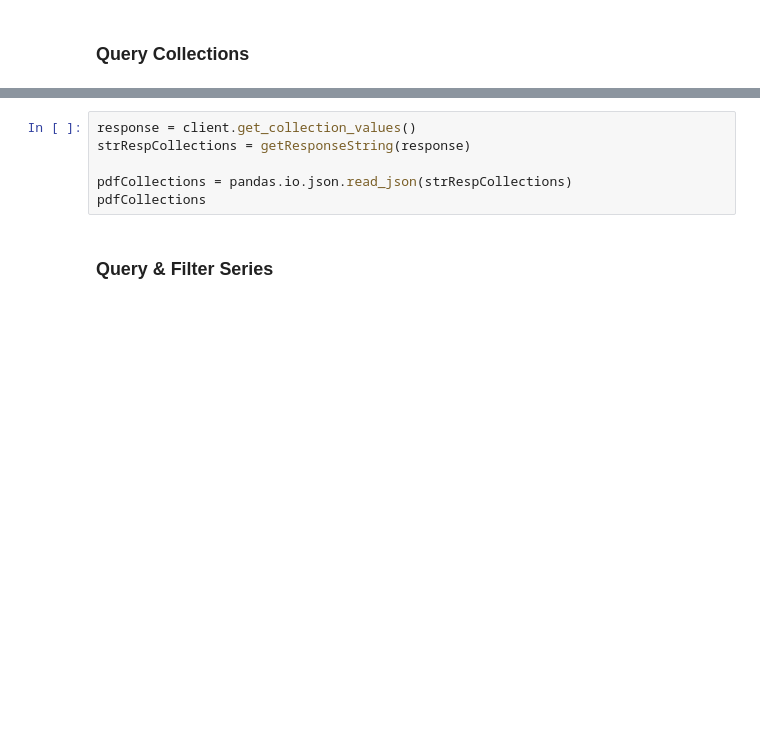
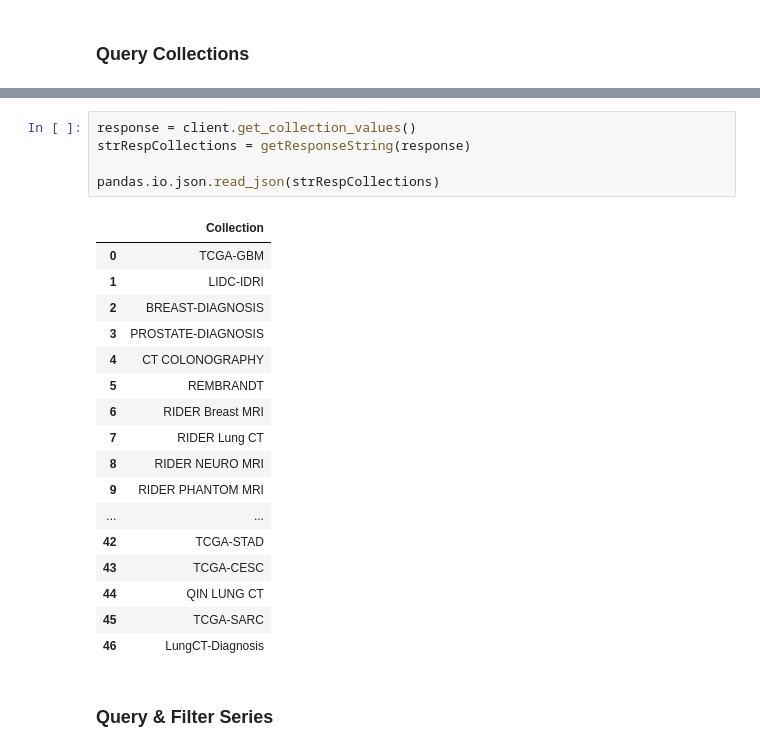
Before and after one commit to rlizzo/pyscience, a Jupyter notebook: 20141209_TCIA/Material/TCIA.ipynb, the cells around one changed output, grey strips where cells are left out. Cells and saved outputs as stored; diff of their text form; blank space fills up the shorter version.

```diff
--- a/20141209_TCIA/Material/TCIA.ipynb
+++ b/20141209_TCIA/Material/TCIA.ipynb
@@ -64,9 +102,26 @@ help(client.get_collection_values)
 # %%
 response = client.get_collection_values()
 strRespCollections = getResponseString(response)
 
-pdfCollections = pandas.io.json.read_json(strRespCollections)
-pdfCollections
+pandas.io.json.read_json(strRespCollections)
+# %% [output]
+|  | Collection |
+| 0 | TCGA-GBM |
+| 1 | LIDC-IDRI |
+| 2 | BREAST-DIAGNOSIS |
+| 3 | PROSTATE-DIAGNOSIS |
+| 4 | CT COLONOGRAPHY |
+| 5 | REMBRANDT |
+| 6 | RIDER Breast MRI |
+| 7 | RIDER Lung CT |
+| 8 | RIDER NEURO MRI |
+| 9 | RIDER PHANTOM MRI |
+| ... | ... |
+| 42 | TCGA-STAD |
+| 43 | TCGA-CESC |
+| 44 | QIN LUNG CT |
+| 45 | TCGA-SARC |
+| 46 | LungCT-Diagnosis |
 # %% [markdown]
 ### Query & Filter Series
 # %%
```
Also changed, not shown: parts of 11 cells of this notebook, 3 other files.
